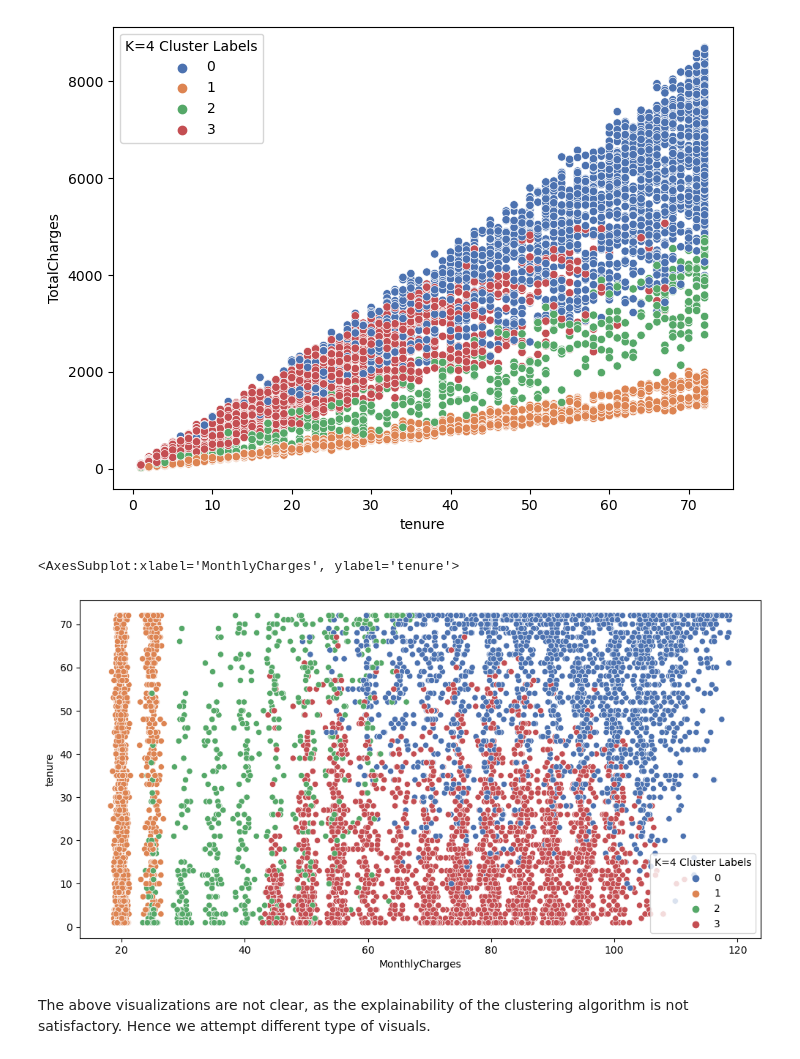
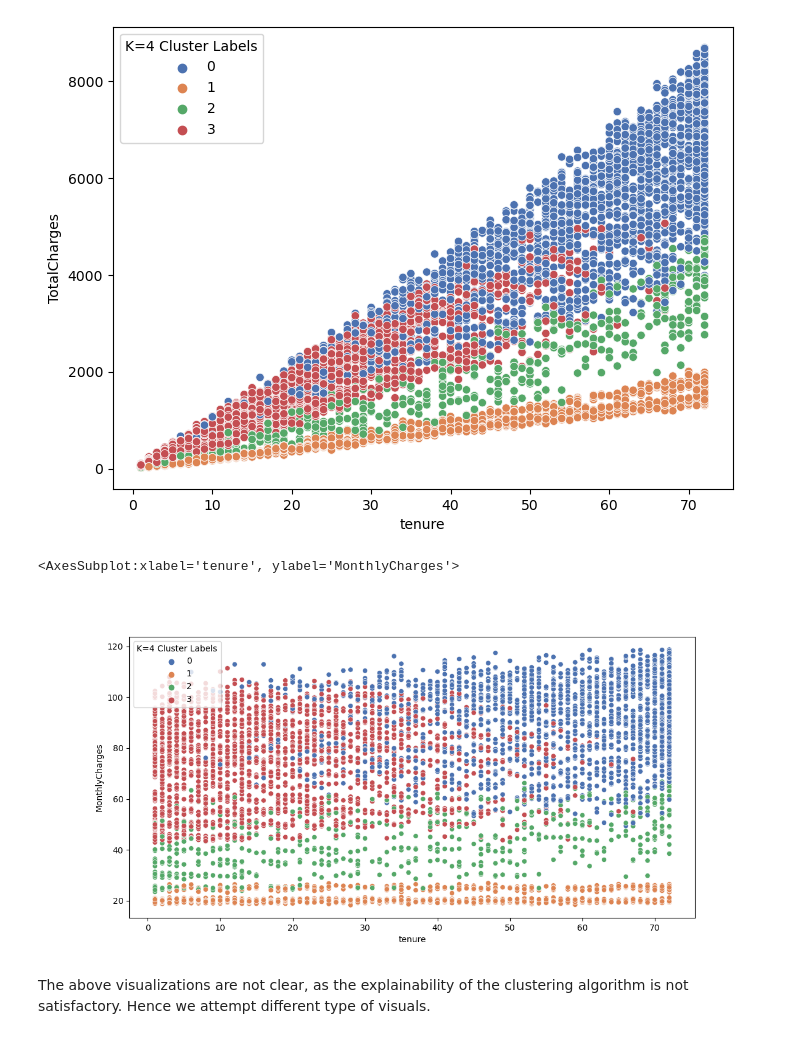
Before and after one commit to Leon-V1/TelcoChurn, a Jupyter notebook: telco-churn-NN.ipynb, the cells around one changed output. Saved outputs shown, nothing was run; the diff lists cells and outputs as text; code cells hidden in the pictures.

```diff
--- a/telco-churn-NN.ipynb
+++ b/telco-churn-NN.ipynb
@@ -484,10 +486,10 @@ sns.scatterplot(data=df, x='tenure', y='TotalCharges', hue='K=4 Cluster Labels',
 [figure]
 # %%
 plt.figure(figsize=(12,6))
-sns.scatterplot(data=num_df, x='MonthlyCharges', y='tenure', hue=num_df['K=4 Cluster Labels'],palette='deep')
+sns.scatterplot(data=num_df, x='tenure', y='MonthlyCharges', hue=num_df['K=4 Cluster Labels'],palette='deep')
 # %% [output]
-<AxesSubplot:xlabel='MonthlyCharges', ylabel='tenure'>
+<AxesSubplot:xlabel='tenure', ylabel='MonthlyCharges'>
-[figure, old version]
+[figure, new version]
 # %% [markdown]
 The above visualizations are not clear, as the explainability of the clustering algorithm is not satisfactory. Hence we attempt different type of visuals.
 # %%
```
Also changed, not shown: parts of 2 cells of this notebook.
